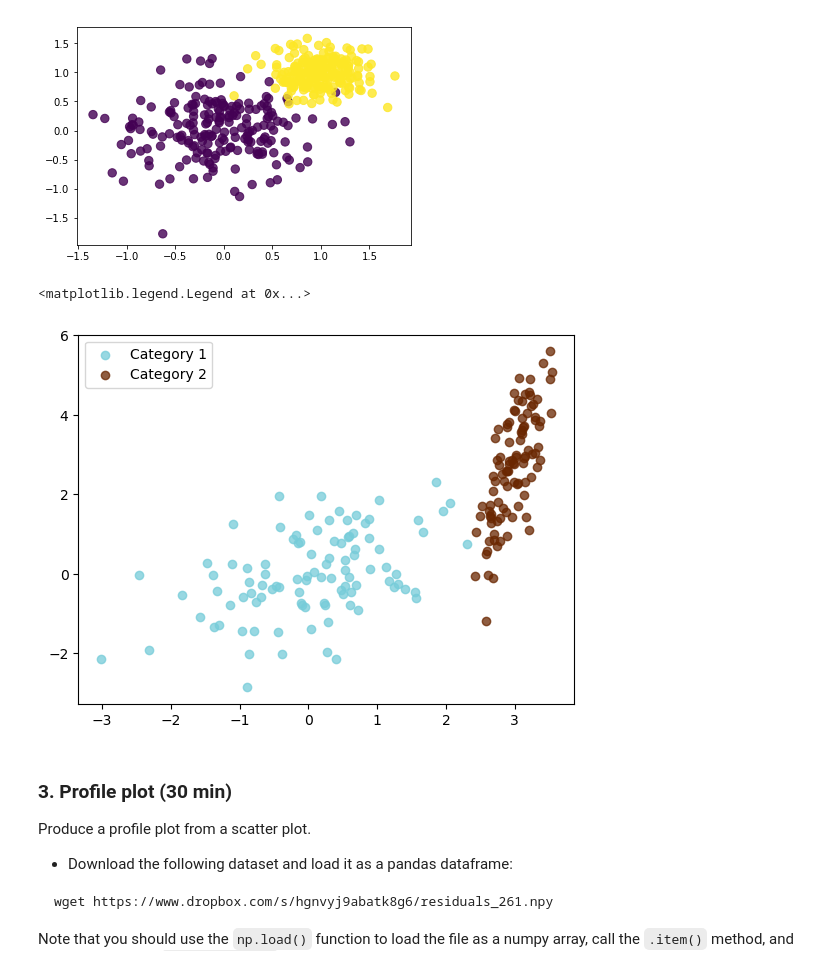
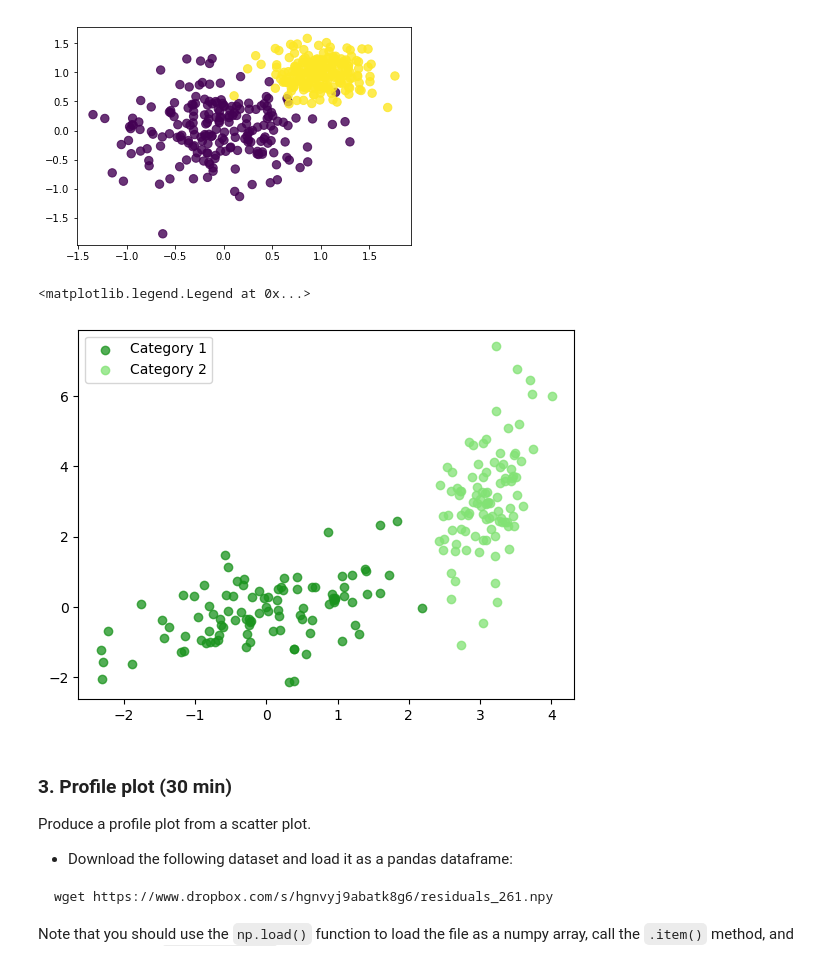
Before and after one commit to Kallo27/LaboratoryOfComputationalPhysics_Y6, a Jupyter notebook: 07ex/07ex_Visualization.ipynb, the cells around one changed output. Saved outputs shown, nothing was run; the diff lists cells and outputs as text; code cells hidden in the pictures.

```diff
--- a/07ex/07ex_Visualization.ipynb
+++ b/07ex/07ex_Visualization.ipynb
@@ -103,30 +103,30 @@ Image('two_categories_scatter_plot.png')
 # %%
 def dataset_generator(loc = [[]], cov_mat = [[]], N = int):
     gaussians = []
     for i in range(len(loc)):
         gaussian = np.random.multivariate_normal(mean= loc[i], cov= cov_mat[i], size=N)
         gaussians.append(gaussian)
 
     return gaussians
 
 mean1 = [0, 0]
 mean2 = [3, 3]
 
 cov_mat1 = [[1, 0.5],
             [0.5, 1]]
-cov_mat2 = [[0, -0.25],
+cov_mat2 = [[0.15, 0.25],
             [0.25, 2]]
 
 dataset = dataset_generator(loc=[mean1, mean2], cov_mat=[cov_mat1, cov_mat2], N=100)
 
 for i, element in enumerate(dataset):
     color = np.random.rand(3,)
     plt.scatter(element[:, 0], element[:, 1], alpha=0.75, c = [color], label=f'Category {i+1}')
 
 plt.legend()
 # %% [output]
 <matplotlib.legend.Legend at 0x...>
-[figure, old version]
+[figure, new version]
 # %% [markdown]
 ### 3\. Profile plot (30 min)
 
```
Also changed, not shown: parts of 4 cells of this notebook, 2 other files.
